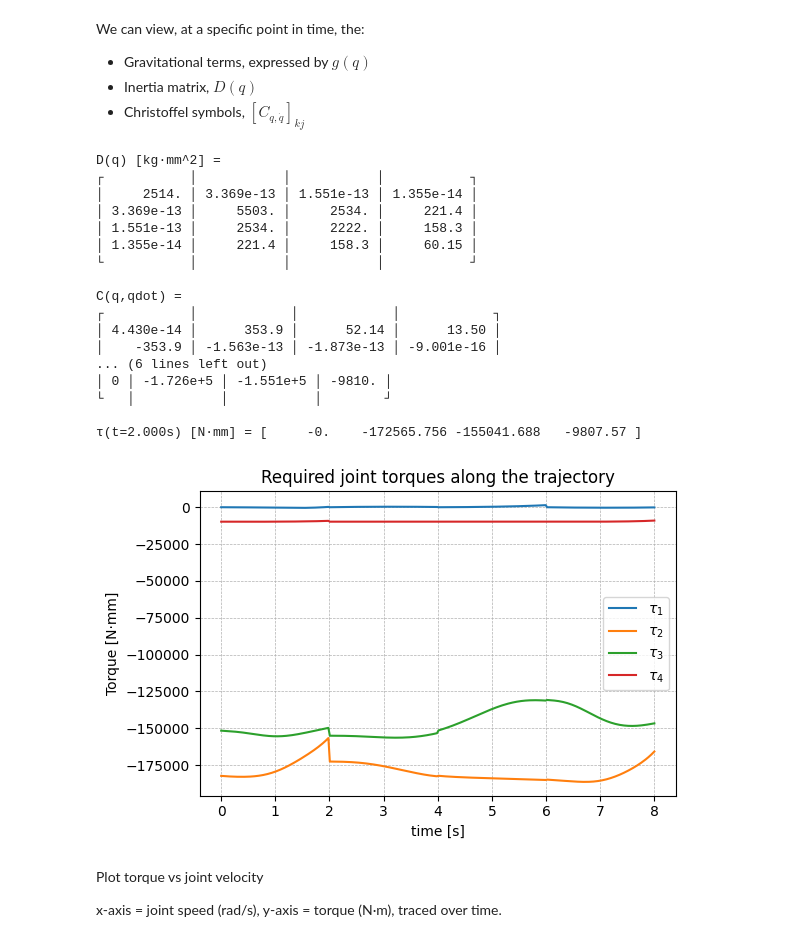
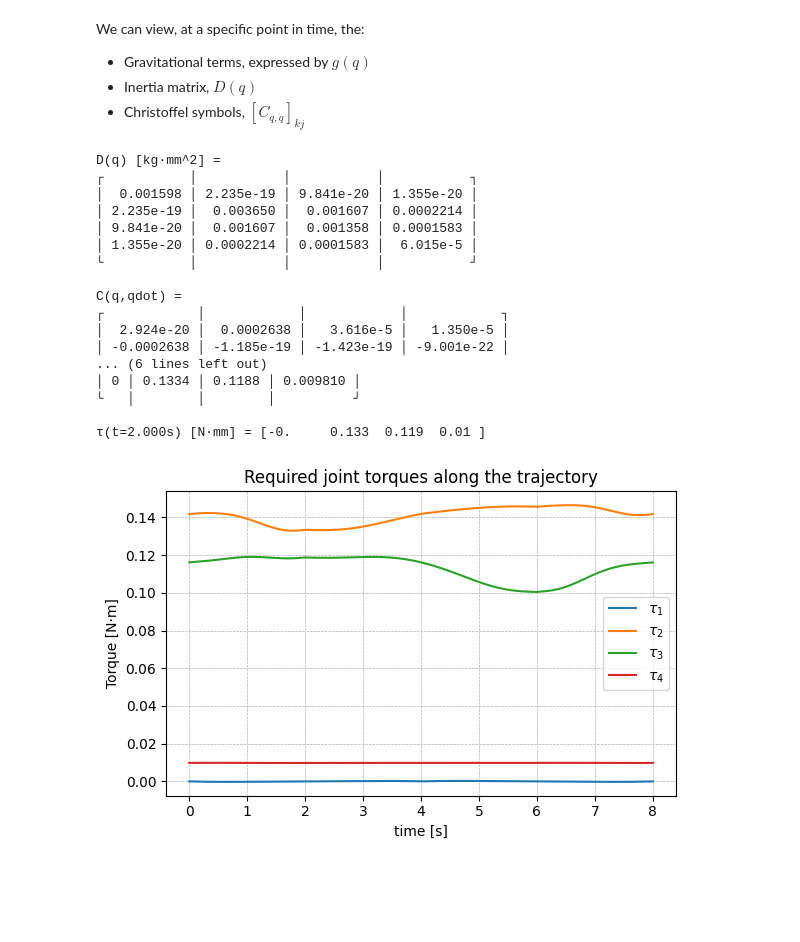
Before and after one commit to jzhou-k/34753_Robotics_Group19, a Jupyter notebook: ProblemSol.ipynb, the cells around one changed output. Cells and saved outputs as stored; diff of their text form; code cells hidden in the pictures; blank space fills up the shorter version.

```diff
--- a/ProblemSol.ipynb
+++ b/ProblemSol.ipynb
@@ -598,26 +598,27 @@ and plot the required joint torques **τ** for the trajectory from **Problem 6**
 # Masses (kg)
 m1, m2, m3, m4 = 0.060, 0.080, 0.080, 0.040
 masses = [m1, m2, m3, m4]
+mm = 1e-3
 
-# Gravity (mm/s^2) so torques are N·mm
-g_vec = np.array([0.0, 0.0, -9.81e3])  # base/world frame
+# Gravity (m/s^2) so torques are N·mm
+g_vec = np.array([0.0, 0.0, -9.81])  # base/world frame
 
-# COM offsets in each link's local frame {1}..{4} (mm)
+# COM offsets in each link's local frame {1}..{4} (m)
 def com_offsets_local(d1, d2, d3, d4):
     r_c1_1 = np.array([0.0,  0.0, +20.0])         # CM1 at +20 mm on z1
     r_c2_2 = np.array([d2/2.0, 0.0,   0.0])       # CM2 mid-link on x2
     r_c3_3 = np.array([d3/2.0, 0.0,   0.0])       # CM3 mid-link on x3
     r_c4_4 = np.array([-25.0,  +15.0, 0.0])       # CM4: -25 mm x4, +15 mm y4
-    return [r_c1_1, r_c2_2, r_c3_3, r_c4_4]
+    return [mm * r for r in [r_c1_1, r_c2_2, r_c3_3, r_c4_4]]
 
 # -------------------------------
 # 1) Estimate I0 from link 1 shape
 # -------------------------------
 # Choose rough box dimensions (mm) for each link
-a1, b1, c1 = 50.0, 20.0, 30.0  # along local x1,y1,z1 respectively
-a2, b2, c2 = 120.0, 20, 30
+a1, b1, c1 = 50.0*mm, 20.0*mm, 30.0*mm  # along local x1,y1,z1 respectively
+a2, b2, c2 = 120.0*mm, 20*mm, 30*mm
 a3, b3, c3 = a2, b2, c2
-a4, b4, c4 = 55, 20, 30
+a4, b4, c4 = 55*mm, 20*mm, 30*mm
 
 def box_inertia_about_cm(m, a, b, c):
     """Return diag(Ixx,Iyy,Izz) for box (mm units -> N·mm·s^2 when multiplied by kg)."""
@@ -625,3 +626,6 @@ def box_inertia_about_cm(m, a, b, c):
     Iyy = (m/12.0)*(a**2 + c**2)
     Izz = (m/12.0)*(a**2 + b**2)
     return np.array([Ixx, Iyy, Izz], dtype=float)
+
+hello = com_offsets_local(d1, d2, d3, d4)
+print(hello)
@@ -685,6 +689,10 @@ I4_bar:
 Defining some helper functions for computing the Centre Of Mass (COM) Jacobians
 # %%
 # 2) Kinematics helpers for COMs and axes
+d1 = 50.0*mm
+d2 = 93.0*mm
+d3 = 93.0*mm
+d4 = 50.0*mm
 
 def forward_transforms(q, d1, d2, d3, d4):
     """Return list of T0i for i=0..4 using your DH convention."""
@@ -827,9 +835,9 @@ def eval_quintic_derivatives(a, t):
     Given coefficients [a0..a5] for q(t), return (q, qd, qdd) at scalar t.
     """
     a0,a1,a2,a3,a4,a5 = a
-    q   = ((a5*t + a4)*t + a3)*t**3 + a2*t*t + a1*t + a0
-    qd  = (5*a5*t + 4*a4)*t*t + 3*a3*t*t + 2*a2*t + a1
-    qdd = 20*a5*t*t + 12*a4*t + 6*a3*t + 2*a2
+    q   = a5*t**5 + a4*t**4 + a3*t**3 + a2*t*t + a1*t + a0
+    qd  = 5*a5*t**4 + 4*a4*t**3 + 3*a3*t**2 + 2*a2*t + a1
+    qdd = 20*a5*t**3 + 12*a4*t*t + 6*a3*t + 2*a2
     return q, qd, qdd
 
 def q_qd_qdd_at_time(coeffs, t):
@@ -926,37 +934,33 @@ print("\nτ(t={:.3f}s) [N·mm] = {}".format(t_sample, np.round(tau_here, 3)))
 # %% [output]
 D(q) [kg·mm^2] =
 ┌           │           │           │           ┐
-│     2514. │ 3.369e-13 │ 1.551e-13 │ 1.355e-14 │
-│ 3.369e-13 │     5503. │     2534. │     221.4 │
-│ 1.551e-13 │     2534. │     2222. │     158.3 │
-│ 1.355e-14 │     221.4 │     158.3 │     60.15 │
+│  0.001598 │ 2.235e-19 │ 9.841e-20 │ 1.355e-20 │
+│ 2.235e-19 │  0.003650 │  0.001607 │ 0.0002214 │
+│ 9.841e-20 │  0.001607 │  0.001358 │ 0.0001583 │
+│ 1.355e-20 │ 0.0002214 │ 0.0001583 │  6.015e-5 │
 └           │           │           │           ┘
 
 C(q,qdot) =
-┌           │            │            │            ┐
-│ 4.430e-14 │      353.9 │      52.14 │      13.50 │
-│    -353.9 │ -1.563e-13 │ -1.873e-13 │ -9.001e-16 │
+┌            │            │            │            ┐
+│  2.924e-20 │  0.0002638 │   3.616e-5 │   1.350e-5 │
+│ -0.0002638 │ -1.185e-19 │ -1.423e-19 │ -9.001e-22 │
 ... (6 lines left out)
-│ 0 │ -1.726e+5 │ -1.551e+5 │ -9810. │
-└   │           │           │        ┘
+│ 0 │ 0.1334 │ 0.1188 │ 0.009810 │
+└   │        │        │          ┘
 
-τ(t=2.000s) [N·mm] = [     -0.    -172565.756 -155041.688   -9807.57 ]
+τ(t=2.000s) [N·mm] = [-0.     0.133  0.119  0.01 ]
 # %%
 
 # ---------------- Plot torques over time ----------------
 plt.figure(figsize=(6,4))
 for j in range(4):
     plt.plot(ts, taus[:,j], label=fr'$\tau_{j+1}$')
 plt.xlabel('time [s]')
-plt.ylabel('Torque [N·mm]')
+plt.ylabel('Torque [N·m]')
 plt.title('Required joint torques along the trajectory')
 plt.grid(True, linestyle='--', linewidth=0.5)
 plt.legend()
 plt.tight_layout()
 plt.show()
 # %% [output]
-[figure, old version]
+[figure, new version]
-# %% [markdown]
-Plot torque vs joint velocity
-
-x-axis = joint speed (rad/s), y-axis = torque (N·m), traced over time.
```
Also changed, not shown: parts of 6 cells of this notebook, 1 other file.
